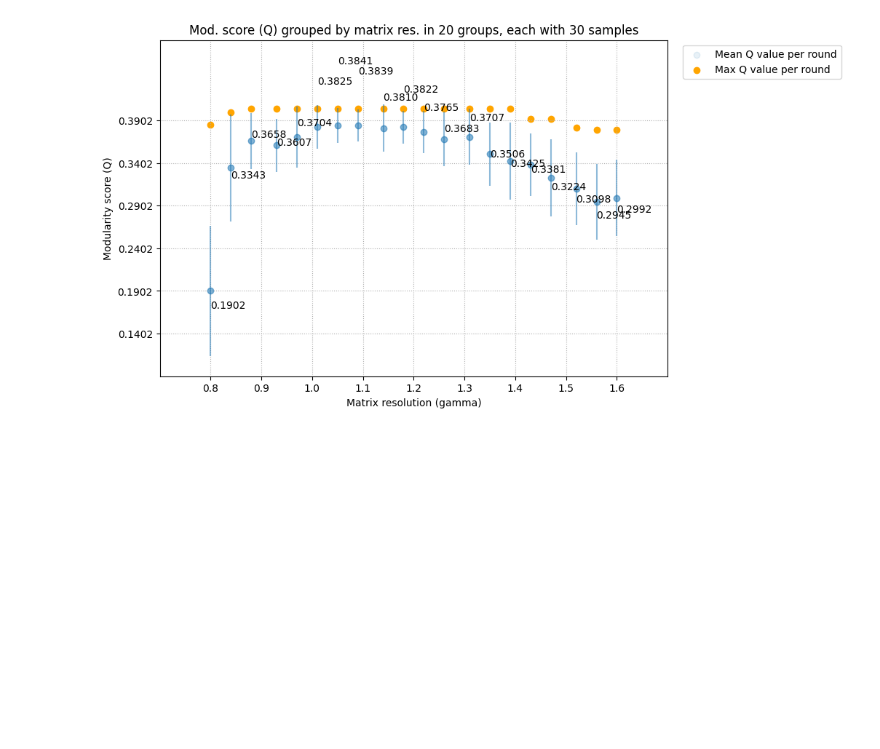
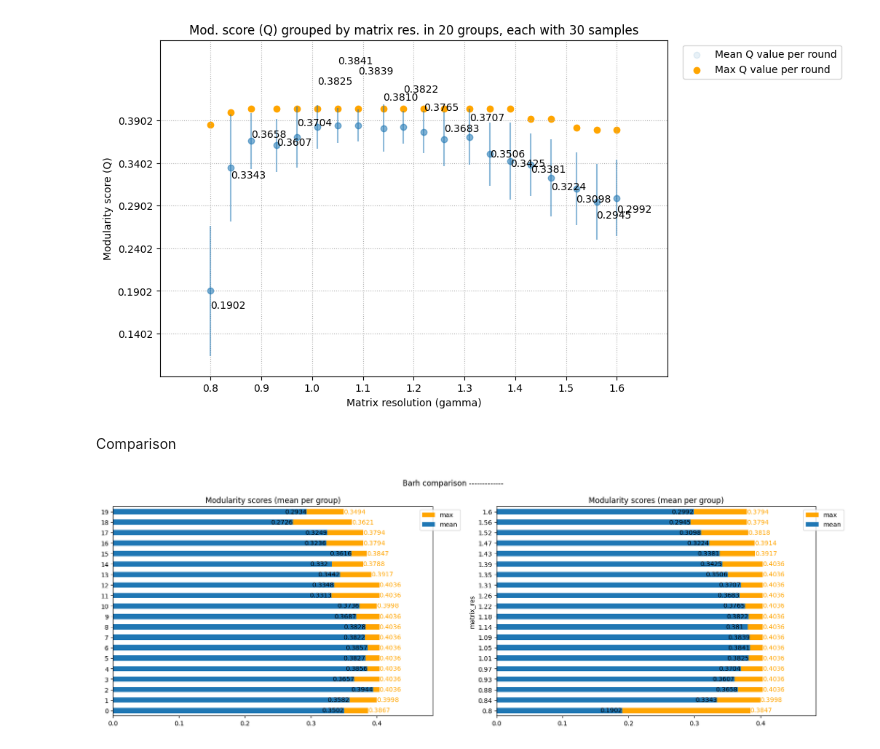
Before and after one commit to QStats/StatsModule, a Jupyter notebook: 2_results_karate.ipynb, the cells around one changed output. Cells and saved outputs as stored; diff of their text form; code cells hidden in the pictures; blank space fills up the shorter version.

```diff
--- a/2_results_karate.ipynb
+++ b/2_results_karate.ipynb
@@ -396,3 +406,37 @@ index max: 1.6
 mean mod. score min: 0.1902
 mean mod. score max: 0.3841
 [figure]
+# %% [markdown]
+Comparison
+# %%
+npzfile = np.load("plot.npz", allow_pickle=True)
+prev_a_mean = npzfile["a_mean"]
+prev_a_max= npzfile["a_max"]
+# %%
+import matplotlib.pyplot as plt
+
+
+fig, axes = plt.subplots(1, 2, figsize=(20, 6))
+fig.suptitle("Barh comparison -------------")
+
+prev_a_max_barh = pd.DataFrame(prev_a_max, columns=["max"]).plot(ax=axes[0], kind="barh", color="orange")
+axes[0].bar_label(axes[0].containers[-1], label_type="edge", color="orange")
+prev_a_max_barh = pd.DataFrame(prev_a_mean, columns=["mean"]).plot(ax=axes[0], kind="barh")
+axes[0].bar_label(axes[0].containers[-1], label_type="edge", position=(-35,0), color="black")
+axes[0].margins(x=0.2)
+axes[0].set_title("Modularity scores (mean per group)")
+axes[0].legend(
+    bbox_to_anchor=(0.95, 1), loc=2
+);
+
+a_max_barh = a_by_res.mod_score["max"].plot(ax=axes[1], kind="barh", color="orange")
+axes[1].bar_label(axes[1].containers[-1], label_type="edge", color="orange")
+a_mean_barh = a_by_res.mod_score["mean"].plot(ax=axes[1], kind="barh")
+axes[1].bar_label(axes[1].containers[-1], label_type="edge", position=(-35,0), color="black")
+axes[1].margins(x=0.2)
+axes[1].set_title("Modularity scores (mean per group)")
+axes[1].legend(
+    bbox_to_anchor=(0.95, 1), loc=2
+);
+# %% [output]
+[figure, added]
```
Also changed, not shown: parts of 3 cells of this notebook, 2 other files.
